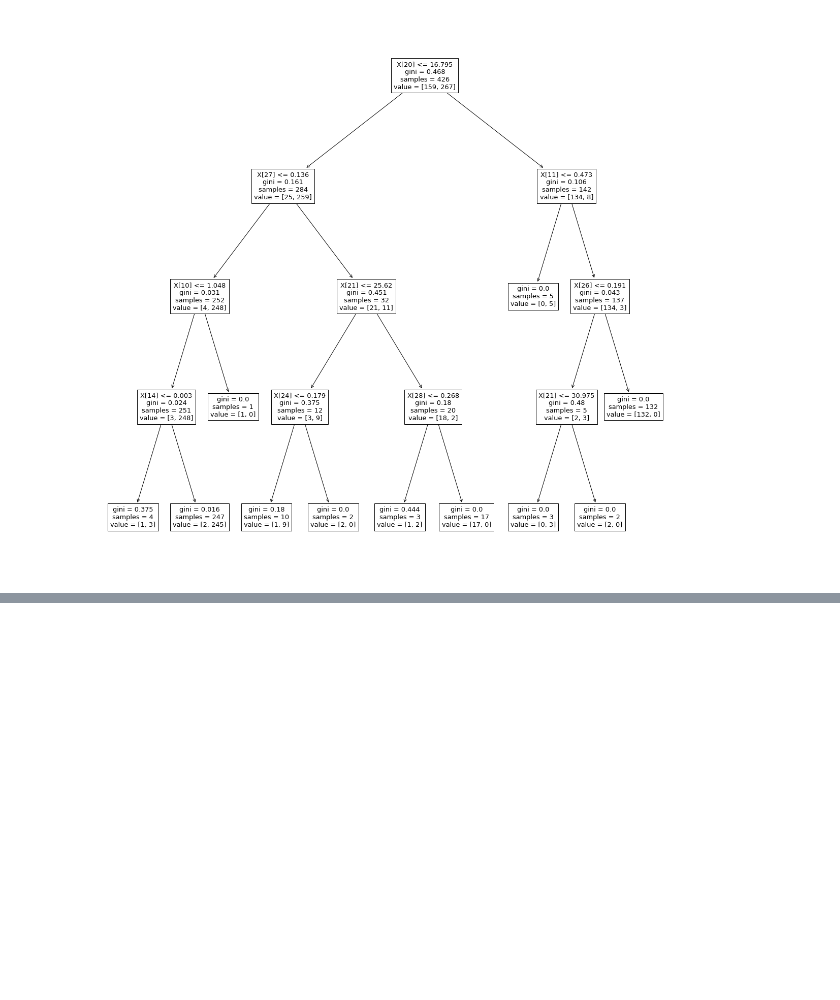
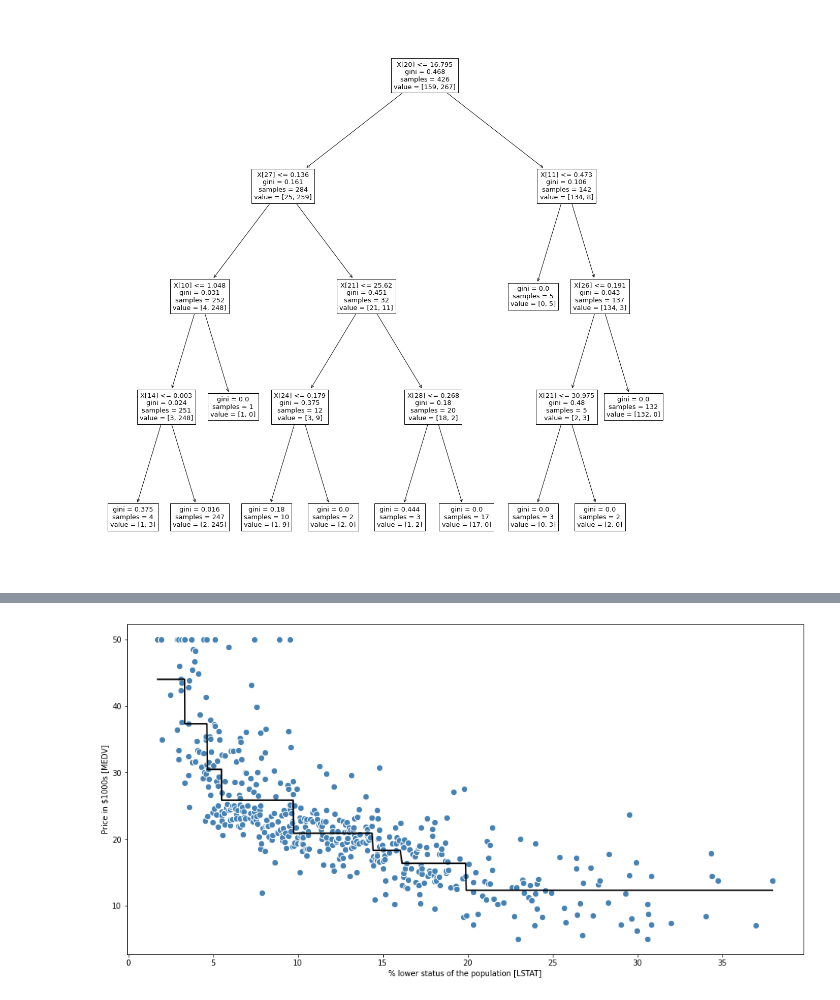
Before and after one commit to iceman011/tutorials, a Jupyter notebook: decision_tree_learning/basic_decision_tree.ipynb, the cells around one changed output, grey strips where cells are left out. Drawn from its saved outputs; the diff is of its cells as text; code cells hidden in the pictures; blank space fills up the shorter version.

```diff
--- a/decision_tree_learning/basic_decision_tree.ipynb
+++ b/decision_tree_learning/basic_decision_tree.ipynb
@@ -156,0 +276,35 @@ plt.show()
+# %%
+#############DECISION TREE FOR REGRESSION ##########################
+
+import pandas as pd
+from sklearn import datasets
+
+boston = datasets.load_boston()            # Load Boston Dataset
+df = pd.DataFrame(boston.data[:, 12])      # Create DataFrame using only the LSAT feature
+df.columns = ['LSTAT']
+df['MEDV'] = boston.target                 # Create new column with the target MEDV
+df.head()
+
+from sklearn.tree import DecisionTreeRegressor    # Import decision tree regression model
+
+X = df[['LSTAT']].values                          # Assign matrix X
+y = df['MEDV'].values                             # Assign vector y
+
+sort_idx = X.flatten().argsort()                  # Sort X and y by ascending values of X
+X = X[sort_idx]
+y = y[sort_idx]
+
+tree = DecisionTreeRegressor(criterion='mse',     # Initialize and fit regressor
+                             max_depth=3)
+tree.fit(X, y)
+
+plt.figure(figsize=(16, 8))
+plt.scatter(X, y, c='steelblue',                  # Plot actual target against features
+            edgecolor='white', s=70)
+plt.plot(X, tree.predict(X),                      # Plot predicted target against features
+         color='black', lw=2)
+plt.xlabel('% lower status of the population [LSTAT]')
+plt.ylabel('Price in $1000s [MEDV]')
+plt.show()
+# %% [output]
+[figure, added]
```
Also changed, not shown: parts of 1 cell of this notebook.
